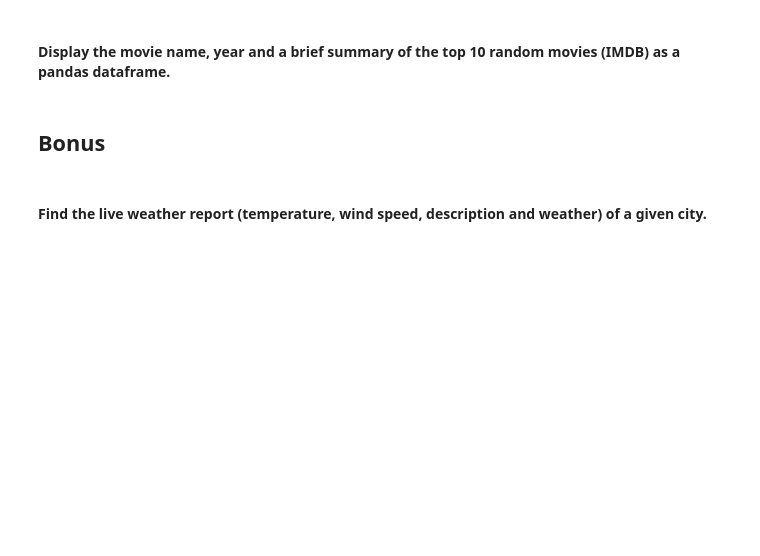
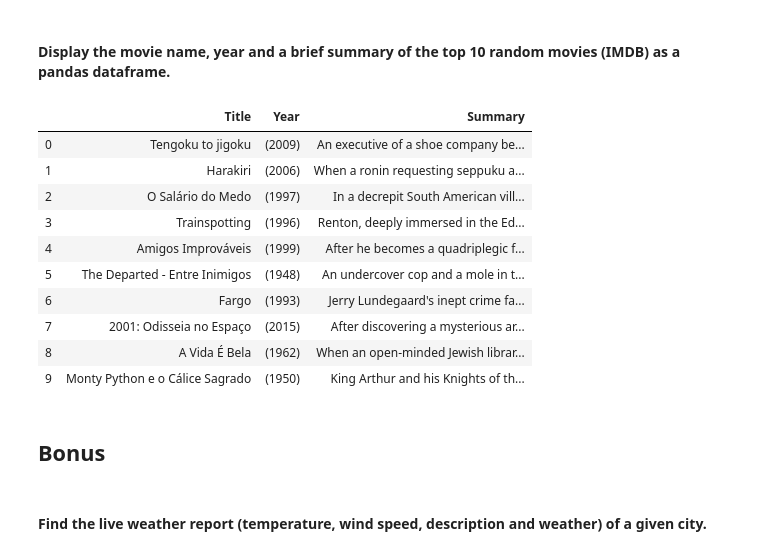
Before and after one commit to ta-data-lis/lab-web-scraping, a Jupyter notebook: your-code/main.ipynb, the cells around one changed output. Saved outputs shown, nothing was run; the diff lists cells and outputs as text; code cells hidden in the pictures; blank space fills up the shorter version.

```diff
--- a/your-code/main.ipynb
+++ b/your-code/main.ipynb
@@ -175,3 +537,55 @@ url = 'http://www.imdb.com/chart/top'
+# %%
+#Title
+tit = [t.find('a') for t in rand_td]
+title = [ti.text for ti in tit]
+# %%
+# year
+
+year = [y.find('span') for y in rand_td]
+year = [y.text for y in year]
+# %%
+driver = webdriver.PhantomJS(executable_path = '/Users/Shiva/opt/anaconda3/pkgs/phantomjs-2.1.1-1/bin/phantomjs')
+wdpath = '/Users/Shiva/Downloads/chromedriver'
+
+url = 'https://www.imdb.com'
+
+#I Did't need to use Selenium, it was just a test
+# %%
+#SUMMARY FOR RAND
+
+ref_from_rand = [ref.get('href') for ref in tit]
+
+summary = []
+
+for ref in ref_from_rand:
+    driver.get(url + ref)
+    html = driver.page_source
+    soup = BeautifulSoup(html, 'lxml')
+
+    #get summary
+    summ = soup.find('div', attrs = {'class':'summary_text'}).text.replace('\n','').strip()
+
+    summary.append(summ)
+
+
+#Sorry I used append! I will make it better  #maybe removing selennium will make it easier to a list comprehension
+# %%
+#dicionary = {'Title': title, 'Year': year, 'Summary': ten_rand_summ}
+
+ImdBT = pd.DataFrame({'Title': title, 'Year': year, 'Summary': summary})
+ImdBT
+# %% [output]
+|  | Title | Year | Summary |
+| 0 | Tengoku to jigoku | (2009) | An executive of a shoe company be... |
+| 1 | Harakiri | (2006) | When a ronin requesting seppuku a... |
+| 2 | O Salário do Medo | (1997) | In a decrepit South American vill... |
+| 3 | Trainspotting | (1996) | Renton, deeply immersed in the Ed... |
+| 4 | Amigos Improváveis | (1999) | After he becomes a quadriplegic f... |
+| 5 | The Departed - Entre Inimigos | (1948) | An undercover cop and a mole in t... |
+| 6 | Fargo | (1993) | Jerry Lundegaard's inept crime fa... |
+| 7 | 2001: Odisseia no Espaço | (2015) | After discovering a mysterious ar... |
+| 8 | A Vida É Bela | (1962) | When an open-minded Jewish librar... |
+| 9 | Monty Python e o Cálice Sagrado | (1950) | King Arthur and his Knights of th... |
 # %% [markdown]
 ## Bonus
 # %% [markdown]
```
Also changed, not shown: parts of 63 cells of this notebook, 1 other file.
